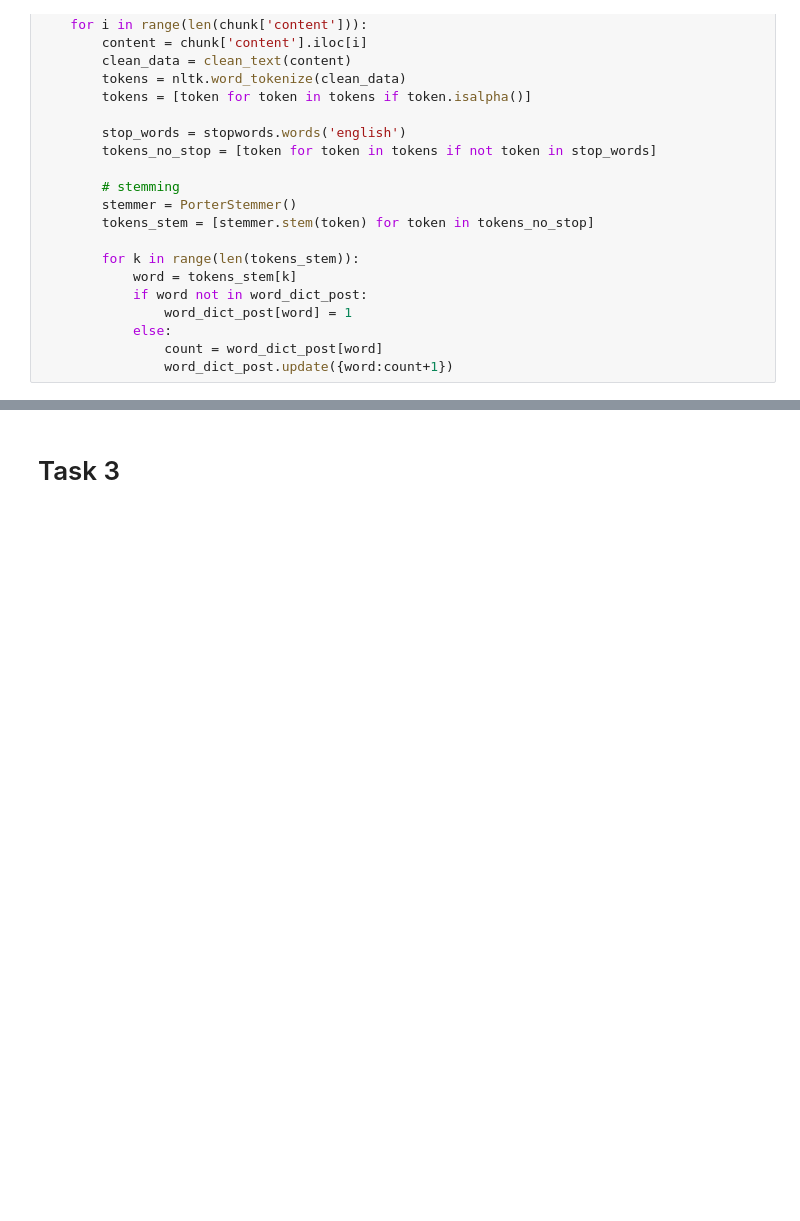
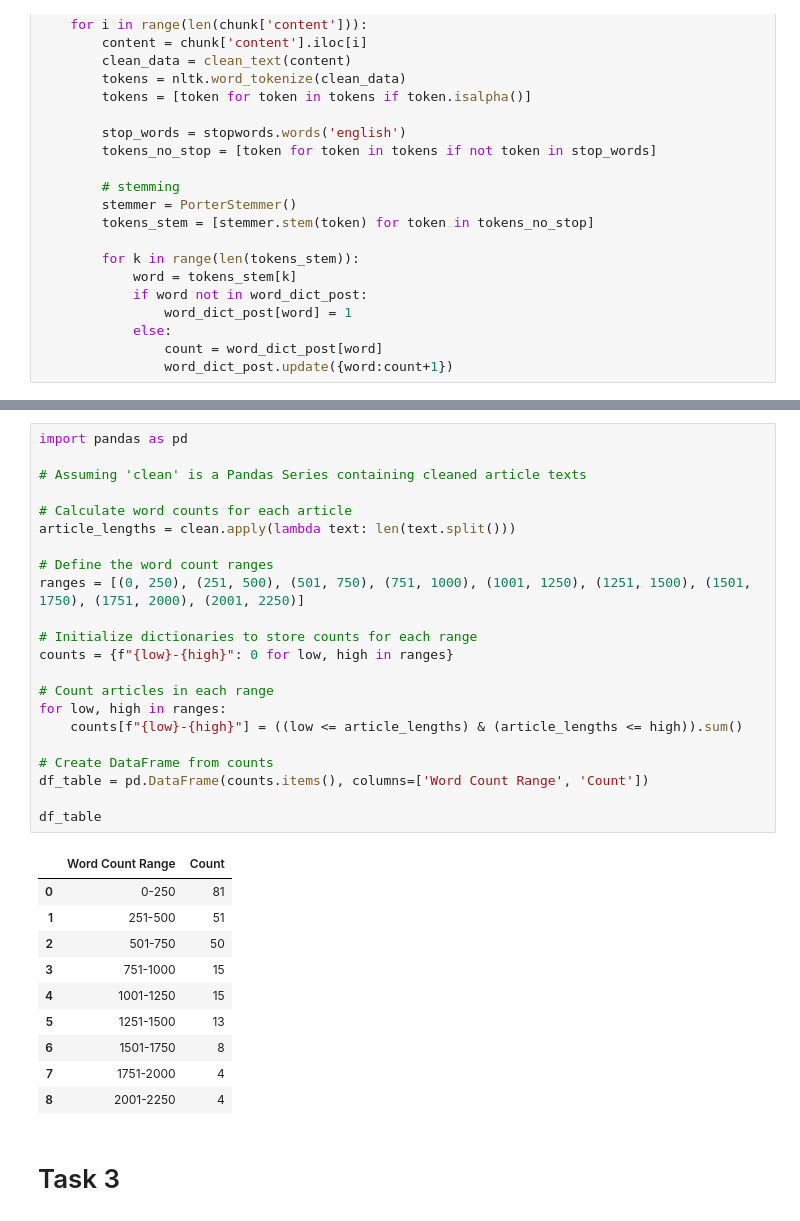
Before and after one commit to SofusEriksen/Fake_News_Project, a Jupyter notebook: Final project.ipynb, the cells around one changed output, grey strips where cells are left out. Saved outputs shown, nothing was run; the diff lists cells and outputs as text; blank space fills up the shorter version.

```diff
--- a/Final project.ipynb
+++ b/Final project.ipynb
@@ -233,3 +233,36 @@ plt.show()
+# %%
+import pandas as pd
+
+# Assuming 'clean' is a Pandas Series containing cleaned article texts
+
+# Calculate word counts for each article
+article_lengths = clean.apply(lambda text: len(text.split()))
+
+# Define the word count ranges
+ranges = [(0, 250), (251, 500), (501, 750), (751, 1000), (1001, 1250), (1251, 1500), (1501, 1750), (1751, 2000), (2001, 2250)]
+
+# Initialize dictionaries to store counts for each range
+counts = {f"{low}-{high}": 0 for low, high in ranges}
+
+# Count articles in each range
+for low, high in ranges:
+    counts[f"{low}-{high}"] = ((low <= article_lengths) & (article_lengths <= high)).sum()
+
+# Create DataFrame from counts
+df_table = pd.DataFrame(counts.items(), columns=['Word Count Range', 'Count'])
+
+df_table
+# %% [output]
+|  | Word Count Range | Count |
+| 0 | 0-250 | 81 |
+| 1 | 251-500 | 51 |
+| 2 | 501-750 | 50 |
+| 3 | 751-1000 | 15 |
+| 4 | 1001-1250 | 15 |
+| 5 | 1251-1500 | 13 |
+| 6 | 1501-1750 | 8 |
+| 7 | 1751-2000 | 4 |
+| 8 | 2001-2250 | 4 |
 # %% [markdown]
 # Task 3
 # %%
```
Also changed, not shown: parts of 10 cells of this notebook.
